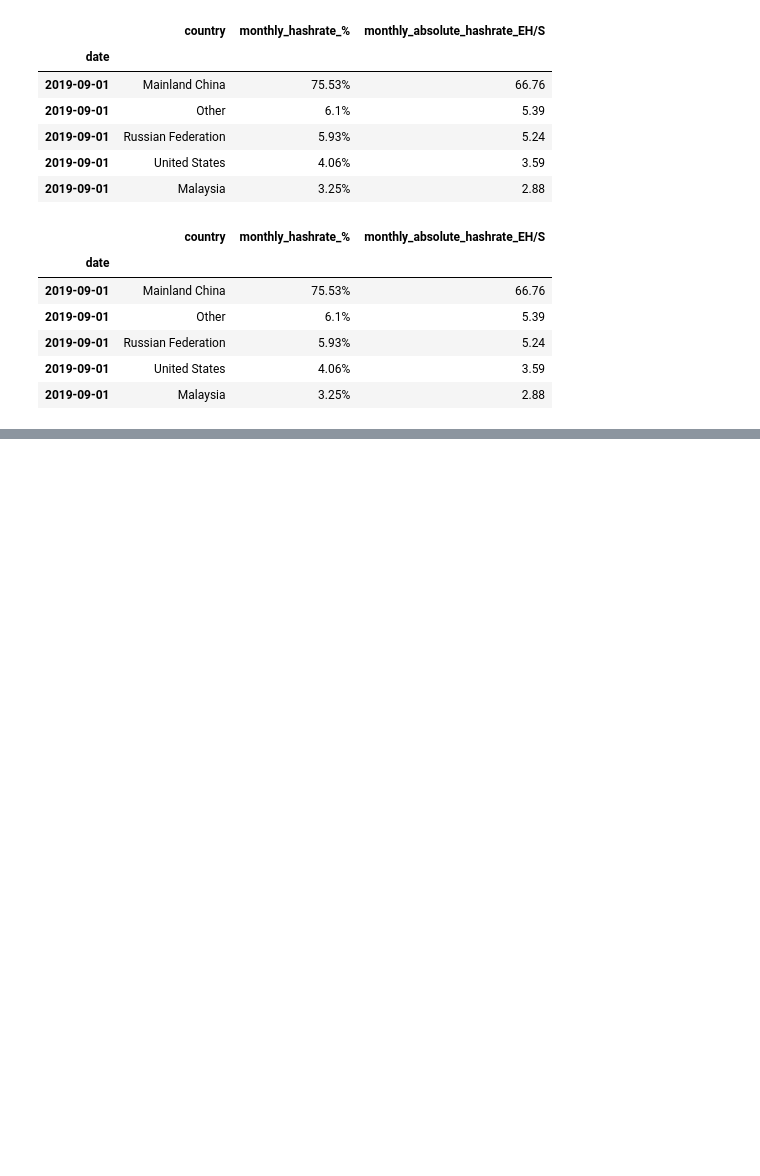
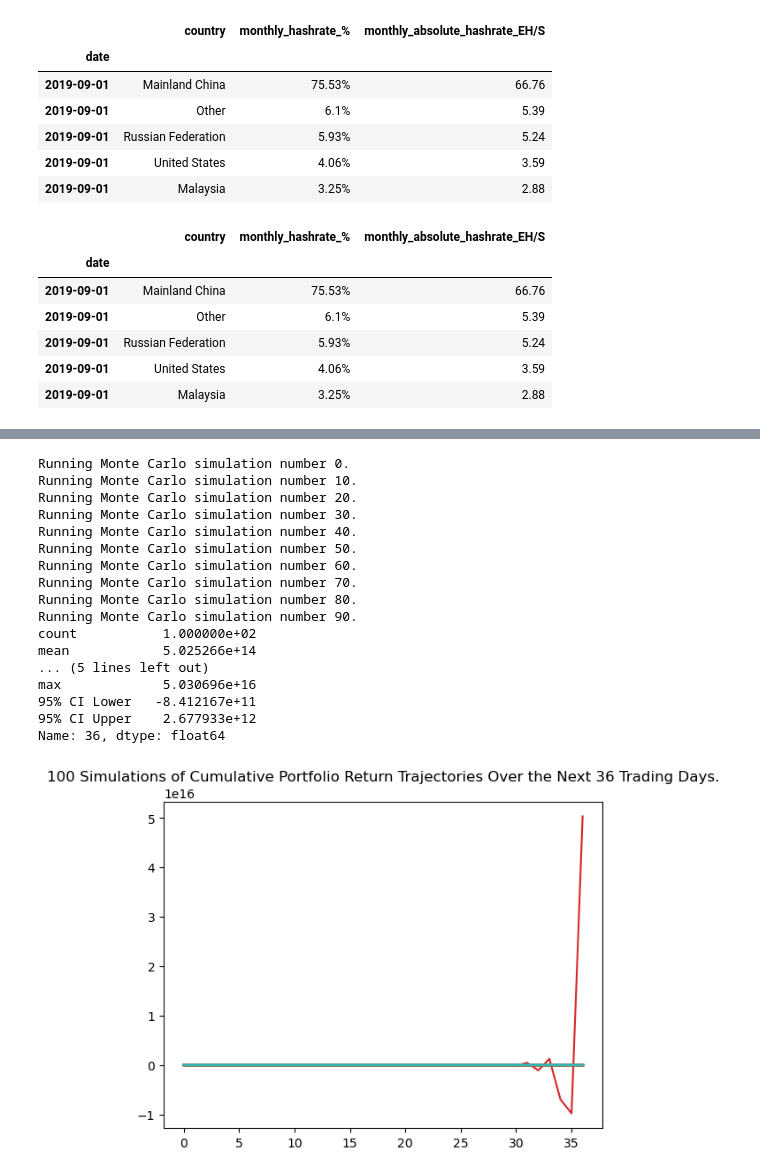
Before and after one commit to Mccalabrese/Bitcoin-Hashrate-simulations-MonteCarlo, a Jupyter notebook: Project8.ipynb, the cells around one changed output, grey strips where cells are left out. Cells and saved outputs as stored; diff of their text form; code cells hidden in the pictures; blank space fills up the shorter version.

```diff
--- a/Project8.ipynb
+++ b/Project8.ipynb
@@ -9,7 +10,7 @@ from pathlib import Path
 %matplotlib inline
 # %%
 # Reading hash returns
-global_hash_path = Path("Resources/export.csv")
+global_hash_path = Path("global_hash_rates.csv")
 hash_df = pd.read_csv(global_hash_path, index_col="date", parse_dates=True, infer_datetime_format=True)
 hash_df.head()
 # %% [output]
@@ -72,6 +84,7 @@ hash_df_Germany = hash_df.loc[hash_df['country'] == 'Germany *'].copy()
 hash_df_Germany.head(10)
 # Germany
 hash_df_Ireland = hash_df.loc[hash_df['country'] == 'Ireland *'].copy()
+hash_df_Ireland.fillna(0, inplace=True)
 #hash_df_Ireland_returns = hash_df_Ireland.pct_change(['monthly_absolute_hashrate_EH/S'])
 hash_df_Ireland_returns = hash_df_Ireland.iloc[:,1].pct_change()
 hash_df_Ireland_returns.head(100)
@@ -199,0 +259,52 @@ df_simulated_returns.head()
+# %%
+dfs_to_concat = [
+    China_returns, Other_returns, Russia_returns, US_returns, Malaysia_returns,
+    Iran_returns, Kazakhstan_returns, Canada_returns, Germany_returns, Ireland_returns
+]
+country_names = [
+    'China', 'Other', 'Russia', 'US', 'Malaysia',
+    'Iran', 'Kazakhstan', 'Canada', 'Germany', 'Ireland'
+]
+multi_index = pd.MultiIndex.from_product([country_names, ['close']], names=['Country', 'Data'])
+combined_df = pd.concat(dfs_to_concat, axis="columns")
+combined_df.columns = multi_index
+# %%
+# Configuring a Monte Carlo simulation to forecast 35 years cumulative returns
+MC_thirtyyear = MCSimulation(
+    portfolio_data = combined_df,
+    weights = [0.1,0.1,0.1,0.1,0.1,0.1,0.1,0.1,0.1,0.1],
+    num_simulation = 100,
+    num_trading_days = 12*3
+)
+# Printing the simulation input data
+MC_thirtyyear.portfolio_data.head()
+
+# Plot simulation outcomes
+line_plot = MC_thirtyyear.plot_simulation()
+# Save the plot for future usage
+line_plot.get_figure().savefig("MC_thirtyyear_sim_plot.png", bbox_inches="tight")
+
+# Fetch summary statistics from the Monte Carlo simulation results
+tbl = MC_thirtyyear.summarize_cumulative_return()
+
+# Print summary statistics
+print(tbl)
+# %% [output]
+Running Monte Carlo simulation number 0.
+Running Monte Carlo simulation number 10.
+Running Monte Carlo simulation number 20.
+Running Monte Carlo simulation number 30.
+Running Monte Carlo simulation number 40.
+Running Monte Carlo simulation number 50.
+Running Monte Carlo simulation number 60.
+Running Monte Carlo simulation number 70.
+Running Monte Carlo simulation number 80.
+Running Monte Carlo simulation number 90.
+count           1.000000e+02
+mean            5.025266e+14
+... (5 lines left out)
+max             5.030696e+16
+95% CI Lower   -8.412167e+11
+95% CI Upper    2.677933e+12
+Name: 36, dtype: float64
+[figure, added]
```
Also changed, not shown: parts of 11 cells of this notebook.
